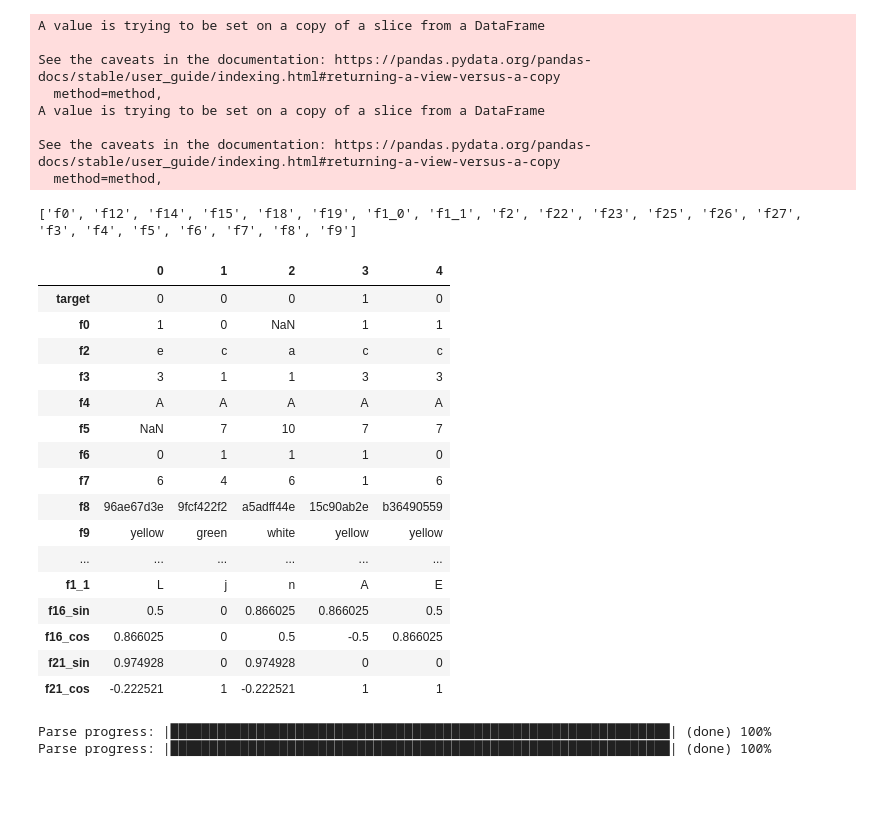
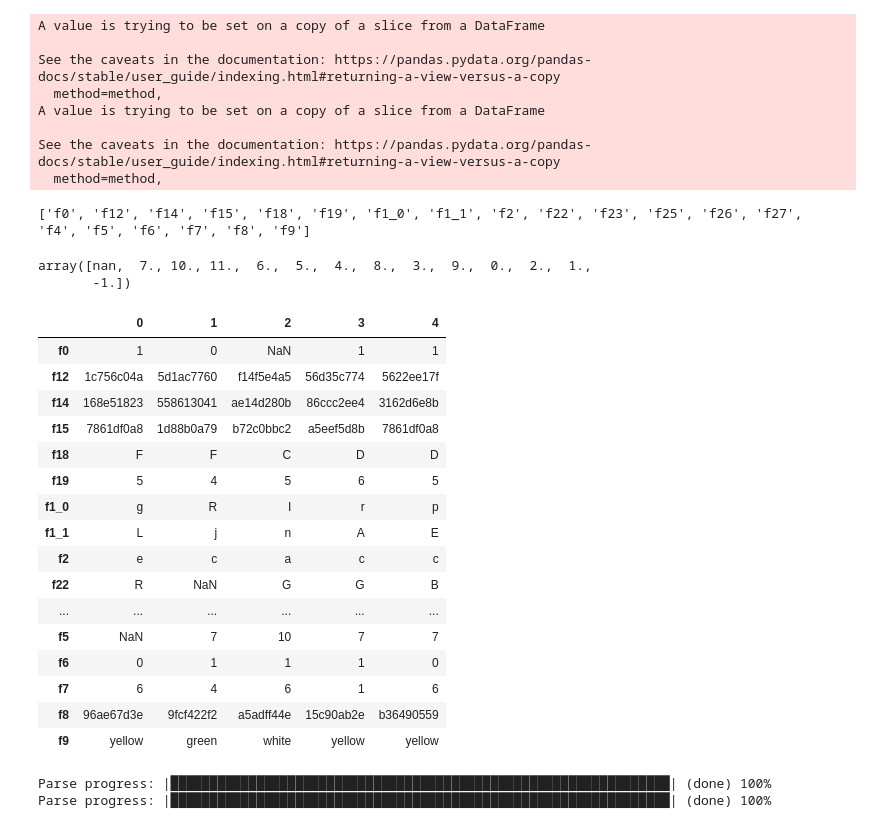
Before and after one commit to AdrianLangseth/Practical_ML, a Jupyter notebook: h2o_demo.ipynb, the cells around one changed output. Cells and saved outputs as stored; diff of their text form; code cells hidden in the pictures; blank space fills up the shorter version.

```diff
--- a/h2o_demo.ipynb
+++ b/h2o_demo.ipynb
@@ -90,6 +90,9 @@ train['f10'] = train['f10'].apply(lambda x: (ord(x) - ord('A'))/25 if pd.notnull
 test['f10'] = test['f10'].apply(lambda x: (ord(x) - ord('A'))/25 if pd.notnull(x) else x)
 ord_features.remove('f10')
 
+train['f3'] = train['f3'].apply(lambda x: float(x)/3 if pd.notnull(x) else x)
+test['f3'] = test['f3'].apply(lambda x: float(x)/3 if pd.notnull(x) else x)
+ord_features.remove('f3')
 
 ## ChooChoo here comes the number soup
 scl = preprocessing.StandardScaler()
@@ -136,8 +139,7 @@ test['f19'] = test['f19'].apply(lambda x: int(x*10) if pd.notnull(x) else x)
 
 target = train['target']
 test_id = test['id']
-#train.drop(['target', 'id', 'f20'], axis=1, inplace=True)
-#test.drop(['id', 'f20'], axis=1, inplace=True)
+
 train.drop(['id', 'f20'], axis=1, inplace=True)
 test.drop(['id', 'f20'], axis=1, inplace=True)
 # %% [output]
@@ -154,27 +156,32 @@ categorical = bin_features+nom_features+ord_features # + ['f1_0', 'f1_1']# +['f1
 categorical.sort()
 print(categorical)
 # %% [output]
-['f0', 'f12', 'f14', 'f15', 'f18', 'f19', 'f1_0', 'f1_1', 'f2', 'f22', 'f23', 'f25', 'f26', 'f27', 'f3', 'f4', 'f5', 'f6', 'f7', 'f8', 'f9']
+['f0', 'f12', 'f14', 'f15', 'f18', 'f19', 'f1_0', 'f1_1', 'f2', 'f22', 'f23', 'f25', 'f26', 'f27', 'f4', 'f5', 'f6', 'f7', 'f8', 'f9']
+# %%
+train['f5'].unique()
+# %% [output]
+array([nan,  7., 10., 11.,  6.,  5.,  4.,  8.,  3.,  9.,  0.,  2.,  1.,
+       -1.])
 # %%
-train.head().T
+train[categorical].head().T
 # %% [output]
 |  | 0 | 1 | 2 | 3 | 4 |
-| target | 0 | 0 | 0 | 1 | 0 |
 | f0 | 1 | 0 | NaN | 1 | 1 |
+| f12 | 1c756c04a | 5d1ac7760 | f14f5e4a5 | 56d35c774 | 5622ee17f |
+| f14 | 168e51823 | 558613041 | ae14d280b | 86ccc2ee4 | 3162d6e8b |
+| f15 | 7861df0a8 | 1d88b0a79 | b72c0bbc2 | a5eef5d8b | 7861df0a8 |
+| f18 | F | F | C | D | D |
+| f19 | 5 | 4 | 5 | 6 | 5 |
+| f1_0 | g | R | I | r | p |
+| f1_1 | L | j | n | A | E |
 | f2 | e | c | a | c | c |
-| f3 | 3 | 1 | 1 | 3 | 3 |
-| f4 | A | A | A | A | A |
+| f22 | R | NaN | G | G | B |
+| ... | ... | ... | ... | ... | ... |
 | f5 | NaN | 7 | 10 | 7 | 7 |
 | f6 | 0 | 1 | 1 | 1 | 0 |
 | f7 | 6 | 4 | 6 | 1 | 6 |
 | f8 | 96ae67d3e | 9fcf422f2 | a5adff44e | 15c90ab2e | b36490559 |
 | f9 | yellow | green | white | yellow | yellow |
-| ... | ... | ... | ... | ... | ... |
-| f1_1 | L | j | n | A | E |
-| f16_sin | 0.5 | 0 | 0.866025 | 0.866025 | 0.5 |
-| f16_cos | 0.866025 | 0 | 0.5 | -0.5 | 0.866025 |
-| f21_sin | 0.974928 | 0 | 0.974928 | 0 | 0 |
-| f21_cos | -0.222521 | 1 | -0.222521 | 1 | 1 |
 # %%
 train.f13.unique()
 cats = ['target', 'f0', 'f2', 'f3', 'f4', 'f4', 'f4' ]
```
Also changed, not shown: parts of 11 cells of this notebook, 10 other files.
